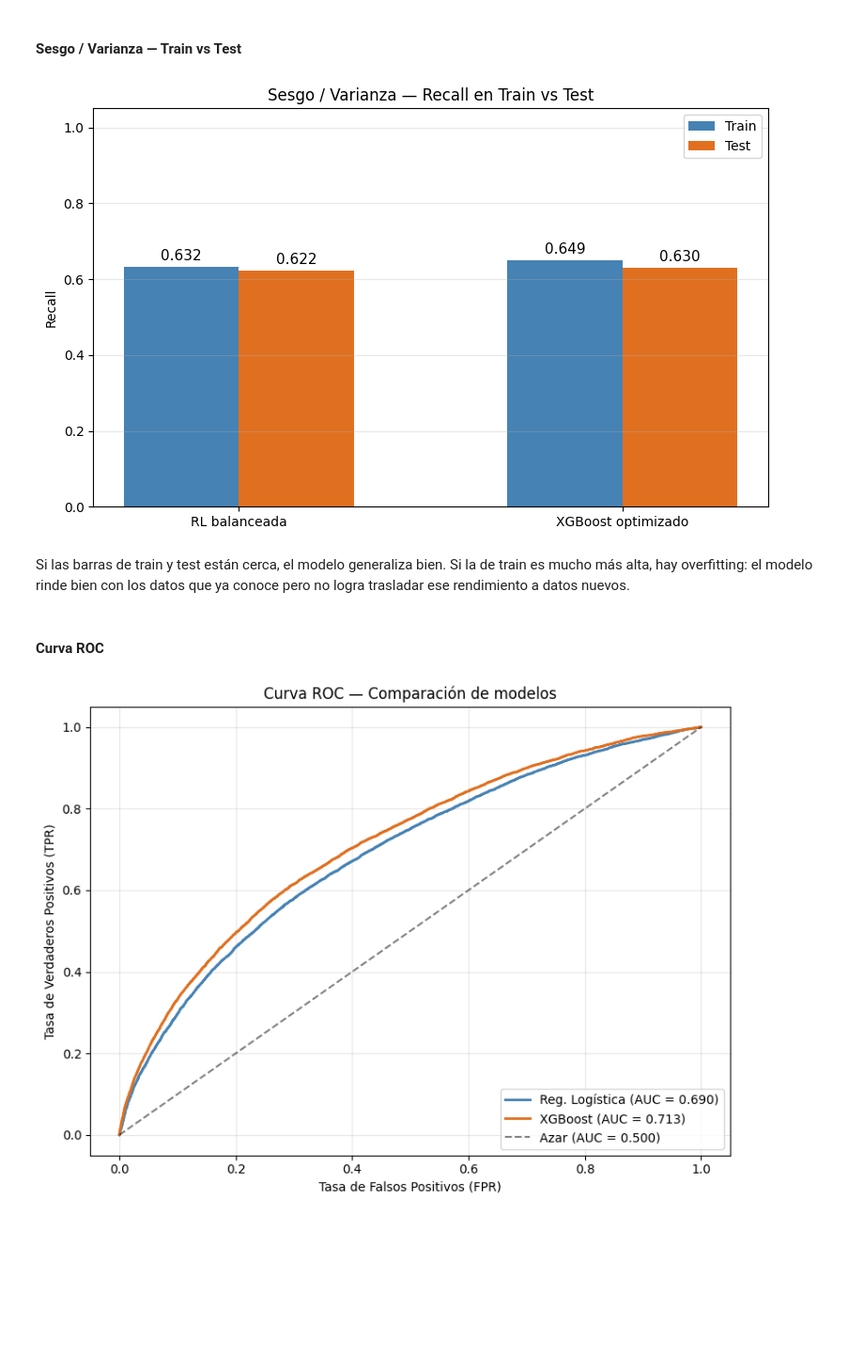
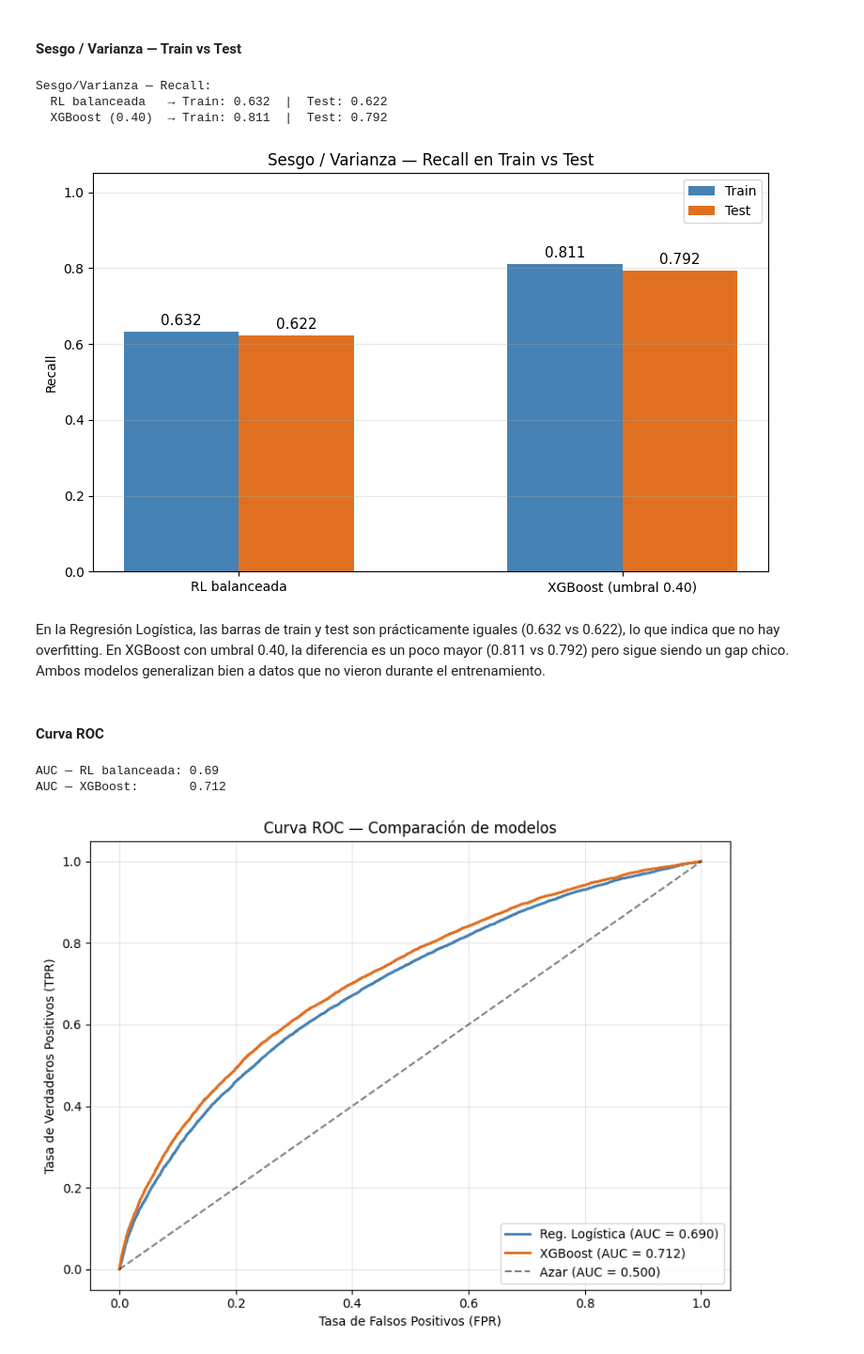
Before and after one commit to Guadacarro/TP_IA, a Jupyter notebook: tp_v2.ipynb, the cells around one changed output. Shown at 94% size. Saved outputs shown, nothing was run; the diff lists cells and outputs as text; code cells hidden in the pictures; blank space fills up the shorter version.

Commit message:
modelo v3.0

```diff
--- a/tp_v2.ipynb
+++ b/tp_v2.ipynb
@@ -1279,18 +1284,18 @@ scale_pos_weight: 3.79
 XGBoost no tiene el parámetro `class_weight` como otros modelos de sklearn. En su lugar usa `scale_pos_weight`, que cumple la misma función: le dice al modelo cuánto más debe pesar un error en la clase positiva (retrasado) respecto a la negativa. Lo calculamos como la razón entre la cantidad de vuelos puntuales y retrasados.
 # %%
 param_dist = {
-    'n_estimators': [100, 150, 200],
-    'max_depth': [3, 5, 7],
-    'learning_rate': [0.01, 0.05, 0.1],
+    'n_estimators': [100, 150],
+    'max_depth': [3, 5],
+    'learning_rate': [0.05, 0.1],
     'scale_pos_weight': [1, scale_pos_weight],
-    'gamma': [0, 1, 3],
-    'subsample': [0.7, 0.8, 1.0],
-    'colsample_bytree': [0.7, 0.8, 1.0],
+    'gamma': [0, 1],
+    'subsample': [0.8, 1.0],
+    'colsample_bytree': [0.8, 1.0],
 }
 
 total_combinaciones = 1
 for v in param_dist.values():
     total_combinaciones *= len(v)
-print(f"Espacio total de búsqueda: {total_combinaciones:,} combinaciones")
-print(f"Se probarán 30 combinaciones al azar (RandomizedSearchCV)")
+print(f'Espacio total de búsqueda: {total_combinaciones:,} combinaciones')
+print(f'Se probarán 15 combinaciones al azar (RandomizedSearchCV)')
 # %% [output]
@@ -1310,7 +1315,7 @@ xgb_model = XGBClassifier(
 random_search = RandomizedSearchCV(
     estimator=xgb_model,
     param_distributions=param_dist,
-    n_iter=30,
+    n_iter=15,
     scoring='recall',
     cv=cv,
     random_state=42,
@@ -1440,43 +1449,63 @@ plt.show()
 [figure]
 # %% [markdown]
 #### Sesgo / Varianza — Train vs Test
+# %%
+y_proba_train_xgb = mejor_xgb.predict_proba(X_train)[:, 1]
+y_pred_train_final = (y_proba_train_xgb >= umbral_final).astype(int)
+
+print("Sesgo/Varianza — Recall:")
+print(f"  RL balanceada   → Train: {recall_score(y_train, y_pred_train_bal):.3f}  |  Test: {recall_score(y_test, y_pred_test_bal):.3f}")
+print(f"  XGBoost (0.40)  → Train: {recall_score(y_train, y_pred_train_final):.3f}  |  Test: {recall_score(y_test, y_pred_final):.3f}")
+# %% [output]
+Sesgo/Varianza — Recall:
+  RL balanceada   → Train: 0.632  |  Test: 0.622
+  XGBoost (0.40)  → Train: 0.811  |  Test: 0.792
 # %%
-modelos_sv = ['RL balanceada', 'XGBoost optimizado']
+modelos_sv = ['RL balanceada', 'XGBoost (umbral 0.40)']
 recall_train_vals = [
     recall_score(y_train, y_pred_train_bal),
-    recall_score(y_train, y_pred_train_xgb)
+    recall_score(y_train, y_pred_train_final)
 ]
 recall_test_vals = [
     recall_score(y_test, y_pred_test_bal),
-    recall_score(y_test, y_pred_test_xgb)
+    recall_score(y_test, y_pred_final)
 ]
 
 fig, ax = plt.subplots(figsize=(8, 5))
 x = np.arange(len(modelos_sv))
 ancho = 0.3
 
 bars1 = ax.bar(x - ancho/2, recall_train_vals, ancho, label='Train', color='#4682b4')
 bars2 = ax.bar(x + ancho/2, recall_test_vals, ancho, label='Test', color='#e07020')
 
 for bars in [bars1, bars2]:
     for bar in bars:
         h = bar.get_height()
         ax.annotate(f'{h:.3f}', xy=(bar.get_x() + bar.get_width()/2, h),
                     xytext=(0, 5), textcoords='offset points', ha='center', fontsize=11)
 
 ax.set_xticks(x)
 ax.set_xticklabels(modelos_sv)
 ax.set_ylabel('Recall')
 ax.set_title('Sesgo / Varianza — Recall en Train vs Test')
 ax.legend()
 ax.set_ylim(0, 1.05)
 ax.grid(True, axis='y', alpha=0.3)
 plt.tight_layout()
 plt.show()
 # %% [output]
-[figure, old version]
+[figure, new version]
 # %% [markdown]
-Si las barras de train y test están cerca, el modelo generaliza bien. Si la de train es mucho más alta, hay overfitting: el modelo rinde bien con los datos que ya conoce pero no logra trasladar ese rendimiento a datos nuevos.
+En la Regresión Logística, las barras de train y test son prácticamente iguales (0.632 vs 0.622), lo que indica que no hay overfitting. En XGBoost con umbral 0.40, la diferencia es un poco mayor (0.811 vs 0.792) pero sigue siendo un gap chico. Ambos modelos generalizan bien a datos que no vieron durante el entrenamiento.
 # %% [markdown]
 #### Curva ROC
+# %%
+y_proba_lr = pipe_balanced.predict_proba(X_test)[:, 1]
+
+from sklearn.metrics import roc_auc_score
+print("AUC — RL balanceada:", round(roc_auc_score(y_test, y_proba_lr), 3))
+print("AUC — XGBoost:      ", round(roc_auc_score(y_test, y_proba_xgb), 3))
+# %% [output]
+AUC — RL balanceada: 0.69
+AUC — XGBoost:       0.712
 # %%
```
Also changed, not shown: parts of 19 cells of this notebook.
